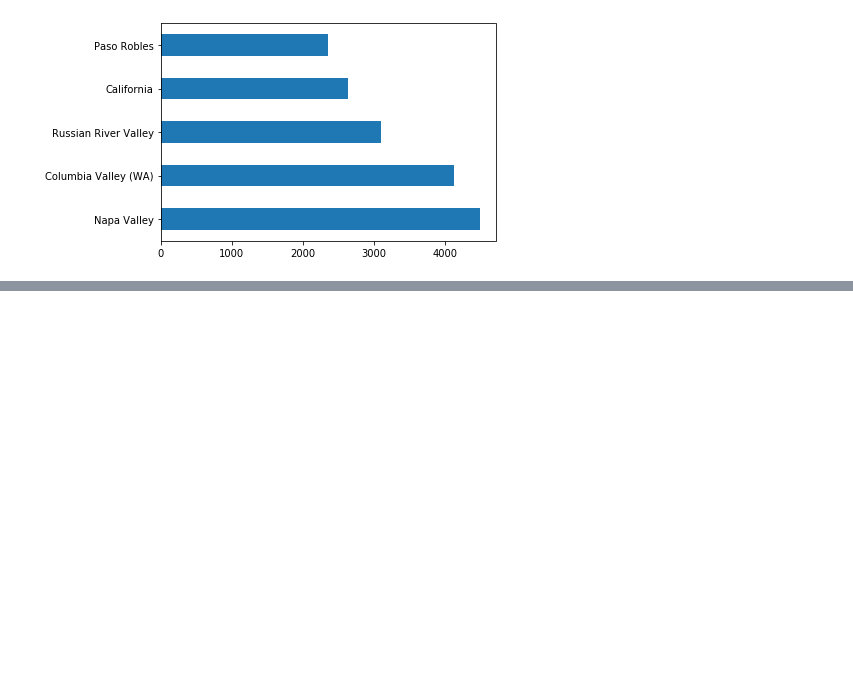
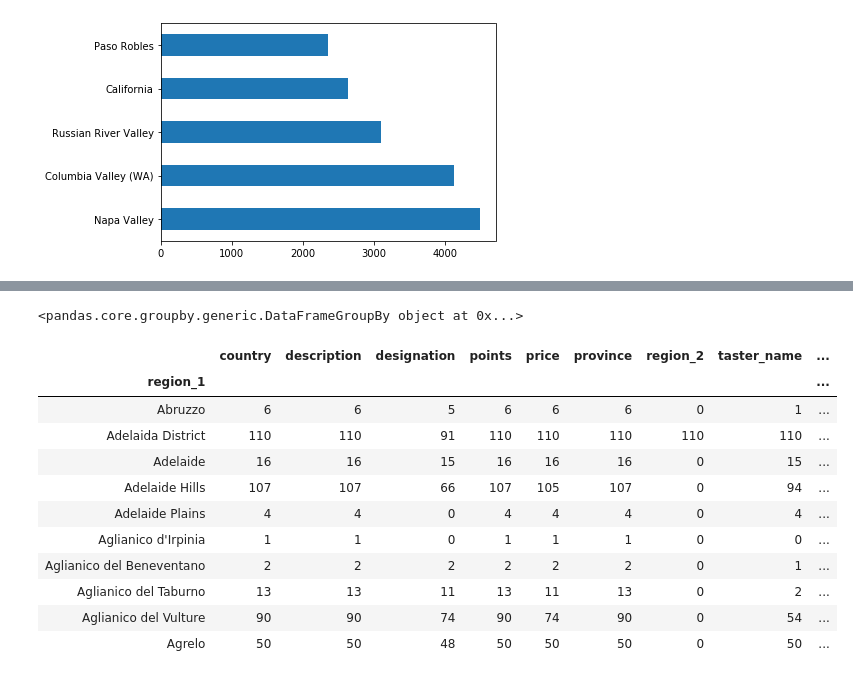
Before and after one commit to michaelweikman/WineDataAnalysis, a Jupyter notebook: Analysis/Wine_data.ipynb, the cells around one changed output, grey strips where cells are left out. Saved outputs shown, nothing was run; the diff lists cells and outputs as text; code cells hidden in the pictures; blank space fills up the shorter version.

```diff
--- a/Analysis/Wine_data.ipynb
+++ b/Analysis/Wine_data.ipynb
@@ -91,0 +116,22 @@ data = [random.random() for value in x_axis]
+# %%
+grouped_df = df.groupby(['region_1'])
+
+# The object returned is a "GroupBy" object and cannot be viewed normally...
+print(grouped_df)
+
+# In order to be visualized, a data function must be used...
+grouped_df.count().head(10)
+# %% [output]
+<pandas.core.groupby.generic.DataFrameGroupBy object at 0x...>
+|  | country | description | designation | points | price | province | region_2 | taster_name | ... |
+| region_1 |  |  |  |  |  |  |  |  | ... |
+| Abruzzo | 6 | 6 | 5 | 6 | 6 | 6 | 0 | 1 | ... |
+| Adelaida District | 110 | 110 | 91 | 110 | 110 | 110 | 110 | 110 | ... |
+| Adelaide | 16 | 16 | 15 | 16 | 16 | 16 | 0 | 15 | ... |
+| Adelaide Hills | 107 | 107 | 66 | 107 | 105 | 107 | 0 | 94 | ... |
+| Adelaide Plains | 4 | 4 | 0 | 4 | 4 | 4 | 0 | 4 | ... |
+| Aglianico d'Irpinia | 1 | 1 | 0 | 1 | 1 | 1 | 0 | 0 | ... |
+| Aglianico del Beneventano | 2 | 2 | 2 | 2 | 2 | 2 | 0 | 1 | ... |
+| Aglianico del Taburno | 13 | 13 | 11 | 13 | 11 | 13 | 0 | 2 | ... |
+| Aglianico del Vulture | 90 | 90 | 74 | 90 | 74 | 90 | 0 | 54 | ... |
+| Agrelo | 50 | 50 | 48 | 50 | 50 | 50 | 0 | 50 | ... |
```
Also changed, not shown: parts of 2 cells of this notebook.
